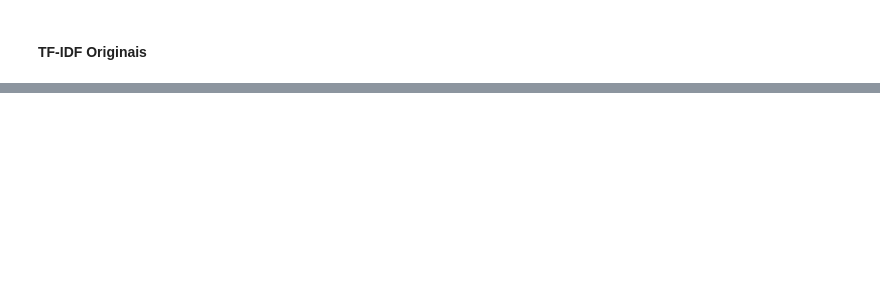
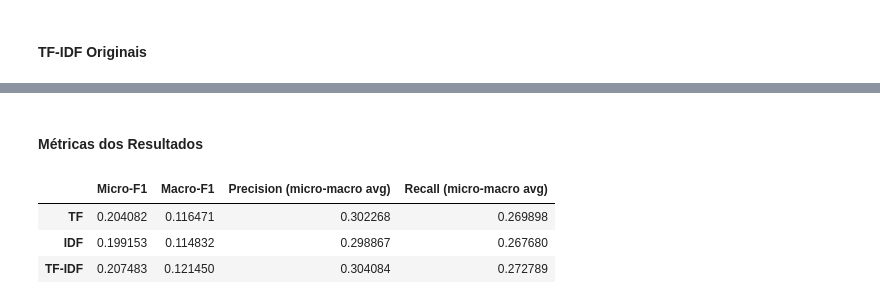
Before and after one commit to rrsouzza/ProjetoIntegradorIV_2022-2, a Jupyter notebook: ponderacoes.ipynb, the cells around one changed output, grey strips where cells are left out. Cells and saved outputs as stored; diff of their text form; code cells hidden in the pictures; blank space fills up the shorter version.

```diff
--- a/ponderacoes.ipynb
+++ b/ponderacoes.ipynb
@@ -703,0 +793,51 @@ weighted avg       0.44      0.43      0.42       171
+# %%
+knn_tf = KNeighborsClassifier(n_neighbors = 5)
+knn_tf.fit(X_tf_train, y_tf_train)
+
+knn_idf = KNeighborsClassifier(n_neighbors = 5)
+knn_idf.fit(X_idf_train, y_idf_train)
+
+knn_tf_idf = KNeighborsClassifier(n_neighbors = 5)
+knn_tf_idf.fit(X_tf_idf_train, y_tf_idf_train)
+
+y_tf_pred_knn = knn_tf.predict(X_tf_test)
+
+y_idf_pred_knn = knn_tf.predict(X_idf_test)
+
+y_tf_idf_pred_knn = knn_tf.predict(X_tf_idf_test)
+# %% [markdown]
+<h4>Métricas dos Resultados</h4>
+# %%
+tf_micro_f1_knn = f1_score(y_tf_test, y_tf_pred_knn, average = 'micro', zero_division = 0)
+tf_macro_f1_knn = f1_score(y_tf_test, y_tf_pred_knn, average = 'macro', zero_division = 0)
+tf_micro_precision_knn = precision_score(y_tf_test, y_tf_pred_knn, average = 'micro', zero_division = 0)
+tf_macro_precision_knn = precision_score(y_tf_test, y_tf_pred_knn, average = 'macro', zero_division = 0)
+tf_micro_recall_knn = recall_score(y_tf_test, y_tf_pred_knn, average = 'micro', zero_division = 0)
+tf_macro_recall_knn = recall_score(y_tf_test, y_tf_pred_knn, average = 'macro', zero_division = 0)
+
+idf_micro_f1_knn = f1_score(y_idf_test, y_idf_pred_knn, average = 'micro', zero_division = 0)
+idf_macro_f1_knn = f1_score(y_idf_test, y_idf_pred_knn, average = 'macro', zero_division = 0)
+idf_micro_precision_knn = precision_score(y_idf_test, y_idf_pred_knn, average = 'micro', zero_division = 0)
+idf_macro_precision_knn = precision_score(y_idf_test, y_idf_pred_knn, average = 'macro', zero_division = 0)
+idf_micro_recall_knn = recall_score(y_idf_test, y_idf_pred_knn, average = 'micro', zero_division = 0)
+idf_macro_recall_knn = recall_score(y_idf_test, y_idf_pred_knn, average = 'macro', zero_division = 0)
+
+tf_idf_micro_f1_knn = f1_score(y_tf_idf_test, y_tf_idf_pred_knn, average = 'micro', zero_division = 0)
+tf_idf_macro_f1_knn = f1_score(y_tf_idf_test, y_tf_idf_pred_knn, average = 'macro', zero_division = 0)
+tf_idf_micro_precision_knn = precision_score(y_tf_idf_test, y_tf_idf_pred_knn, average = 'micro', zero_division = 0)
+tf_idf_macro_precision_knn = precision_score(y_tf_idf_test, y_tf_idf_pred_knn, average = 'macro', zero_division = 0)
+tf_idf_micro_recall_knn = recall_score(y_tf_idf_test, y_tf_idf_pred_knn, average = 'micro', zero_division = 0)
+tf_idf_macro_recall_knn = recall_score(y_tf_idf_test, y_tf_idf_pred_knn, average = 'macro', zero_division = 0)
+
+df_results_knn = pd.DataFrame(data = {
+  'Micro-F1': [tf_micro_f1_knn, idf_micro_f1_knn, tf_idf_micro_f1_knn],
+  'Macro-F1': [tf_macro_f1_knn, idf_macro_f1_knn, tf_idf_macro_f1_knn],
+  'Precision (micro-macro avg)': [(tf_micro_precision_knn + tf_macro_precision_knn) / 2, (idf_micro_precision_knn + idf_macro_precision_knn) / 2, (tf_idf_micro_precision_knn + tf_idf_macro_precision_knn) / 2],
+  'Recall (micro-macro avg)': [(tf_micro_recall_knn + tf_macro_recall_knn) / 2, (idf_micro_recall_knn + idf_macro_recall_knn) / 2, (tf_idf_micro_recall_knn + tf_idf_macro_recall_knn) / 2]
+}, index = ['TF', 'IDF', 'TF-IDF'])
+df_results_knn
+# %% [output]
+|  | Micro-F1 | Macro-F1 | Precision (micro-macro avg) | Recall (micro-macro avg) |
+| TF | 0.204082 | 0.116471 | 0.302268 | 0.269898 |
+| IDF | 0.199153 | 0.114832 | 0.298867 | 0.267680 |
+| TF-IDF | 0.207483 | 0.121450 | 0.304084 | 0.272789 |
```
Also changed, not shown: parts of 25 cells of this notebook, 12 other files.
